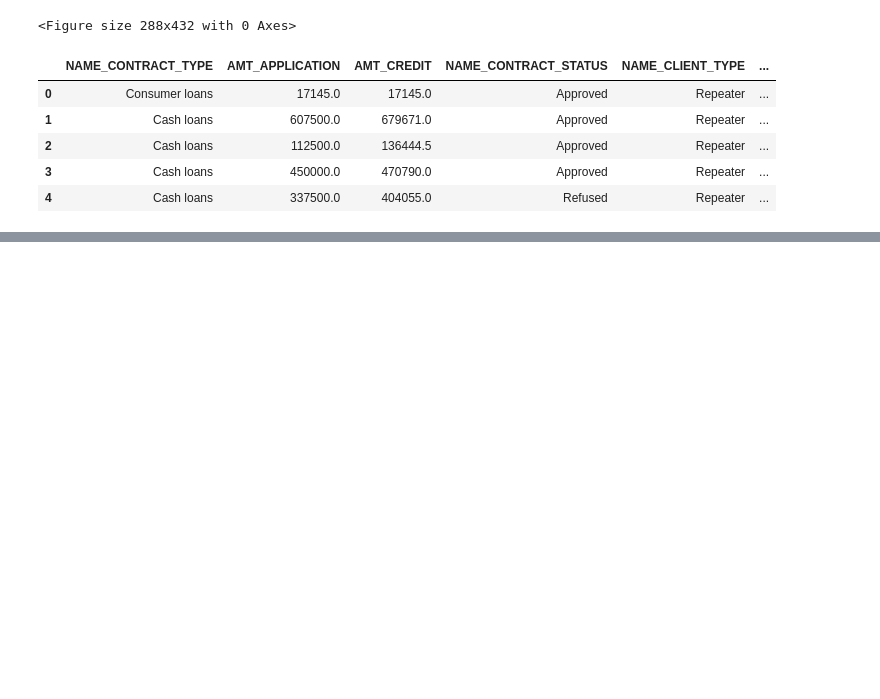
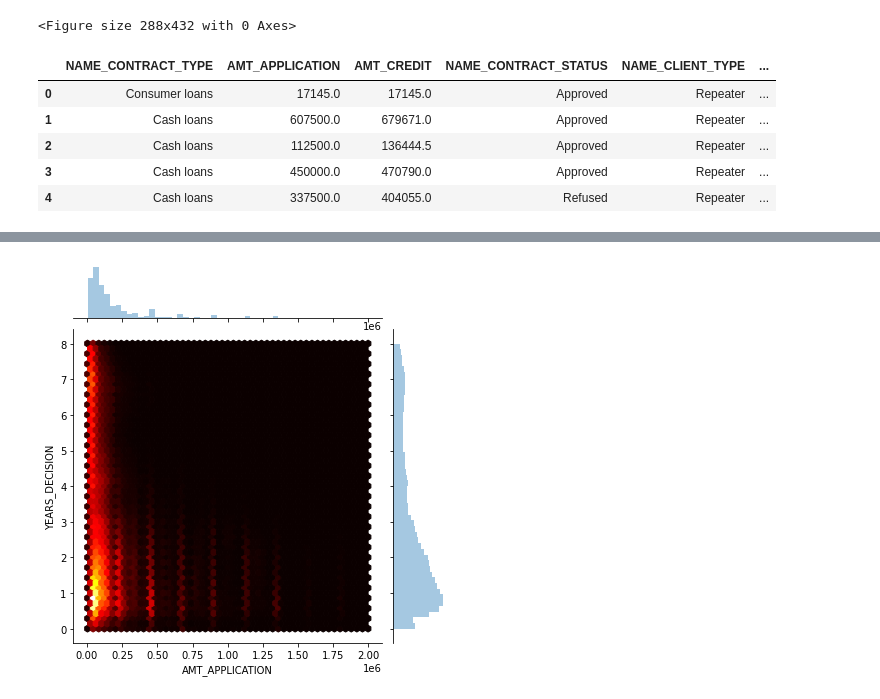
Before and after one commit to shardul-rajhans/Bank-Credit-Loan-Risk-Analytics-EDA, a Jupyter notebook: shardul_sohini_previous_application_data_eda.ipynb, the cells around one changed output, grey strips where cells are left out. Drawn from its saved outputs; the diff is of its cells as text; code cells hidden in the pictures; blank space fills up the shorter version.

```diff
--- a/shardul_sohini_previous_application_data_eda.ipynb
+++ b/shardul_sohini_previous_application_data_eda.ipynb
@@ -629,0 +653,10 @@ previous_application.shape
+# %%
+plot = sns.jointplot(x = 'AMT_APPLICATION',
+              y = 'YEARS_DECISION',
+              data = previous_application,
+              kind = 'hex',
+              cmap= 'hot',
+              size=6)
+plt.show()
+# %% [output]
+[figure, added]
```
Also changed, not shown: parts of 24 cells of this notebook, 1 other file.
